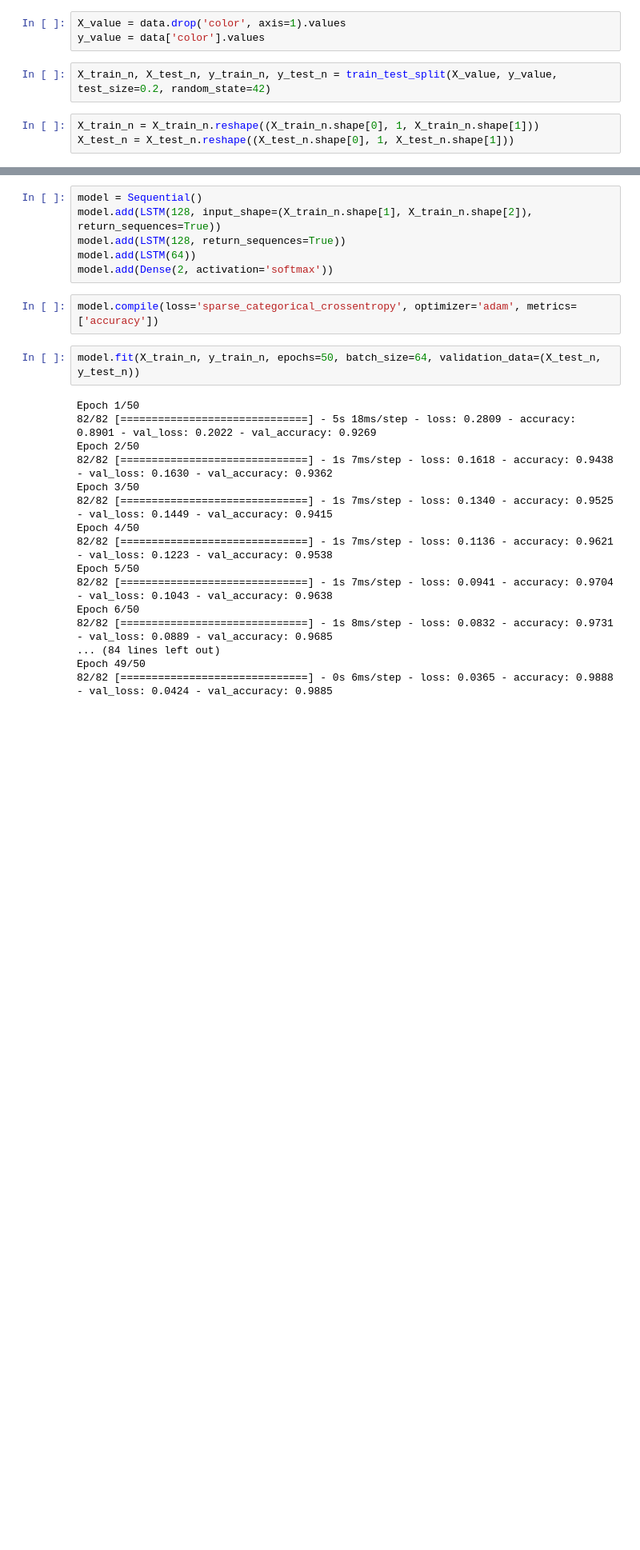
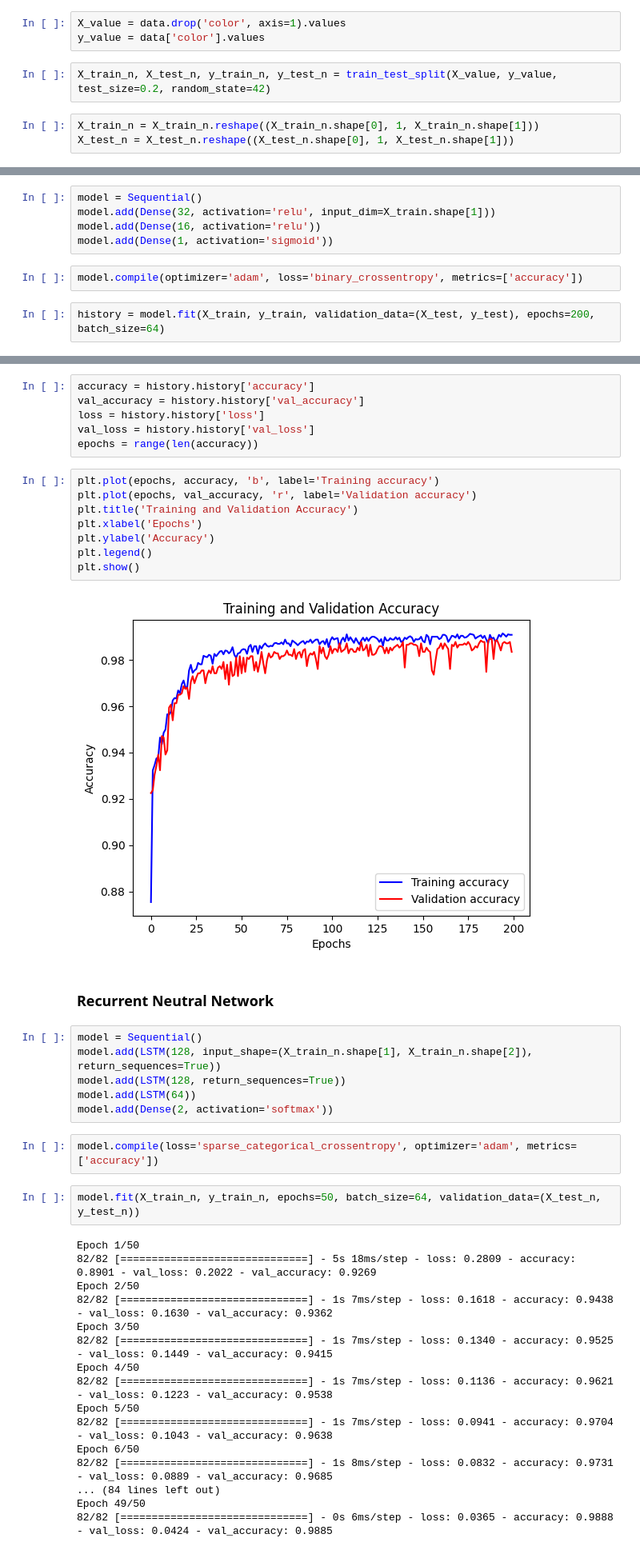
Before and after one commit to PQuoc2003/52100927_ml_final, a Jupyter notebook: solution.ipynb, the cells around one changed output, grey strips where cells are left out. Shown at 80% size. Drawn from its saved outputs; the diff is of its cells as text; blank space fills up the shorter version.

```diff
--- a/solution.ipynb
+++ b/solution.ipynb
@@ -51,0 +69,9 @@ X_test_n = X_test_n.reshape((X_test_n.shape[0], 1, X_test_n.shape[1]))
+# %%
+model = Sequential()
+model.add(Dense(32, activation='relu', input_dim=X_train.shape[1]))
+model.add(Dense(16, activation='relu'))
+model.add(Dense(1, activation='sigmoid'))
+# %%
+model.compile(optimizer='adam', loss='binary_crossentropy', metrics=['accuracy'])
+# %%
+history = model.fit(X_train, y_train, validation_data=(X_test, y_test), epochs=200, batch_size=64)
@@ -52,3 +96,21 @@ X_test_n = X_test_n.reshape((X_test_n.shape[0], 1, X_test_n.shape[1]))
+# %%
+accuracy = history.history['accuracy']
+val_accuracy = history.history['val_accuracy']
+loss = history.history['loss']
+val_loss = history.history['val_loss']
+epochs = range(len(accuracy))
+# %%
+plt.plot(epochs, accuracy, 'b', label='Training accuracy')
+plt.plot(epochs, val_accuracy, 'r', label='Validation accuracy')
+plt.title('Training and Validation Accuracy')
+plt.xlabel('Epochs')
+plt.ylabel('Accuracy')
+plt.legend()
+plt.show()
+# %% [output]
+[figure, added]
+# %% [markdown]
+### Recurrent Neutral Network
 # %%
 model = Sequential()
 model.add(LSTM(128, input_shape=(X_train_n.shape[1], X_train_n.shape[2]), return_sequences=True))
```
Also changed, not shown: parts of 11 cells of this notebook.
